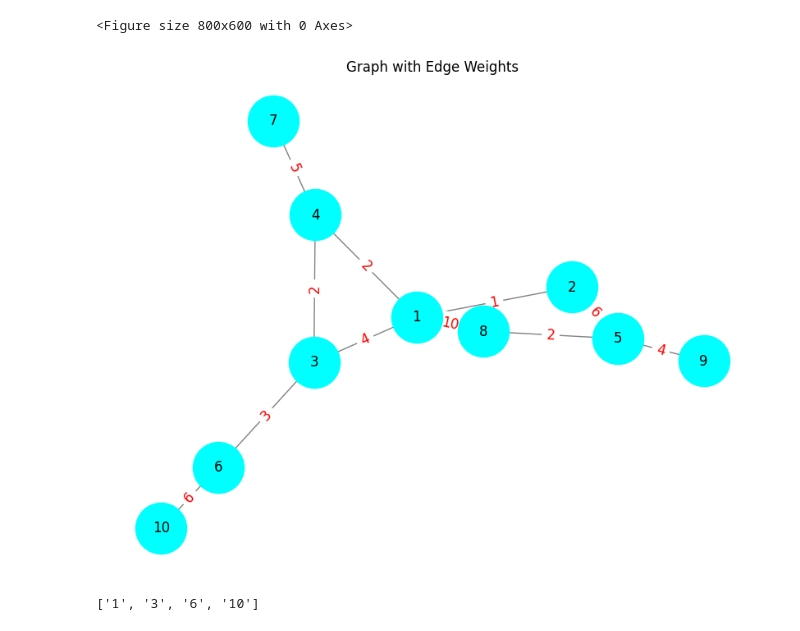
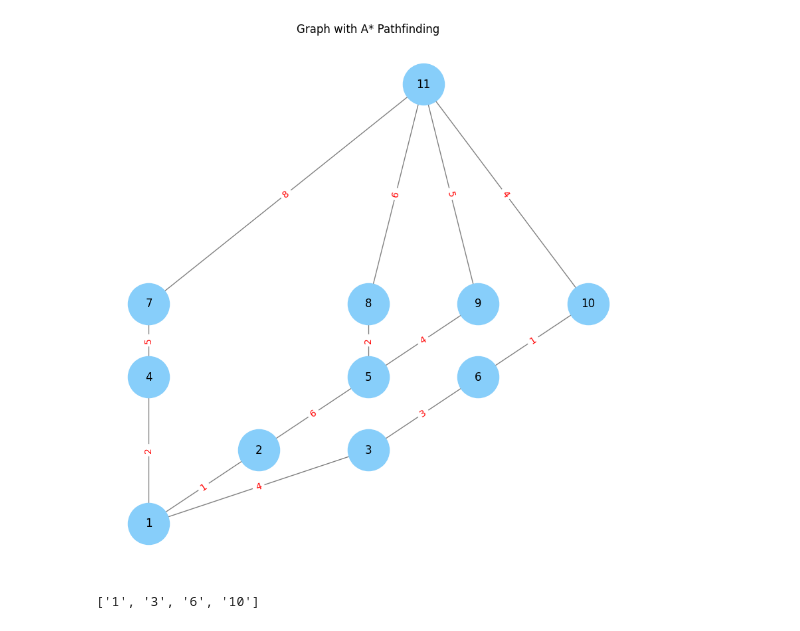
Before and after one commit to Ave04/Graph-Algorithms, a Jupyter notebook: Astar.ipynb, the cells around one changed output. Saved outputs shown, nothing was run; the diff lists cells and outputs as text; code cells hidden in the pictures.

```diff
--- a/Astar.ipynb
+++ b/Astar.ipynb
@@ -43,59 +44,44 @@ def astar(graph, start, goal='10'):
 
     return None  # No path found
 # %%
+# Step 1: Create Graph
 graph = nx.Graph()
-
-# Define edges without weights
-# edges = [
-#     ('1', '2'), ('1', '3'), ('1', '4'),
-#     ('2', '5'),
-#     ('3', '6'),
-#     ('4', '7'),
-#     ('5', '8'), ('5', '9'),
-#     ('6', '10')
-# ]
 
 # Define edges with weights
 edges = [
-    ('1', '2', 1), ('1', '3', 4), ('1', '4', 2), ('1', '8', 10),
+    ('1', '2', 1), ('1', '3', 4), ('1', '4', 2),
     ('2', '5', 6),
-    ('3', '6', 3), ('3', '4', 2),
+    ('3', '6', 3),
     ('4', '7', 5),
     ('5', '8', 2), ('5', '9', 4),
-    ('6', '10', 6)
+    ('6', '10', 1),
+    ('7', '11', 8),
+    ('8', '11', 6),
+    ('9', '11', 5),
+    ('10', '11', 4)
+
 ]
 
 # Add edges with weights
 graph.add_weighted_edges_from(edges)
 
-# Add edges without weights
-# graph.add_edges_from(edges)
+# Define node positions for Euclidean heuristic
+positions = {
+    '1': (0, 0), '2': (1, 1), '3': (2, 1), '4': (0, 2),
+    '5': (2, 2), '6': (3, 2), '7': (0, 3),
+    '8': (2, 3), '9': (3, 3), '10': (4, 3), '11': (2.5, 6)
+}
 
-# Define node positions for Euclidean heuristic
-# positions = {
-#     '1': (0, 0), '2': (1, 1), '3': (2, 1), '4': (0, 2),
-#     '5': (2, 2), '6': (3, 2), '7': (0, 3),
-#     '8': (2, 3), '9': (3, 3), '10': (4, 3)
-# }
-
-# Draw the Graph
-plt.figure(figsize=(8, 6))
-# Define positions for nodes
-pos = nx.spring_layout(graph)  # Generates a layout for visualization
-
-# Draw the graph
-plt.figure(figsize=(8, 6))
-nx.draw(graph, pos, with_labels=True, node_color="aqua", edge_color="gray", node_size=2000, font_size=12)
-
-# Extract edge weights and display them
+# Draw graph
+plt.figure(figsize=(8, 8))
+pos = positions  # Use predefined positions for nodes
+nx.draw(graph, pos, with_labels=True, node_color="lightskyblue", edge_color="gray", node_size=2000, font_size=12)
 edge_labels = nx.get_edge_attributes(graph, "weight")
-nx.draw_networkx_edge_labels(graph, pos, edge_labels=edge_labels, font_size=12, font_color="red")
-
-plt.title("Graph with Edge Weights")
+nx.draw_networkx_edge_labels(graph, pos, edge_labels=edge_labels, font_size=10, font_color="red")
+plt.title("Graph with A* Pathfinding")
 plt.show()
 # %% [output]
-<Figure size 800x600 with 0 Axes>
-[figure, old version]
+[figure, new version]
 # %%
 # call astar function
 
```
Also changed, not shown: parts of 2 cells of this notebook.
